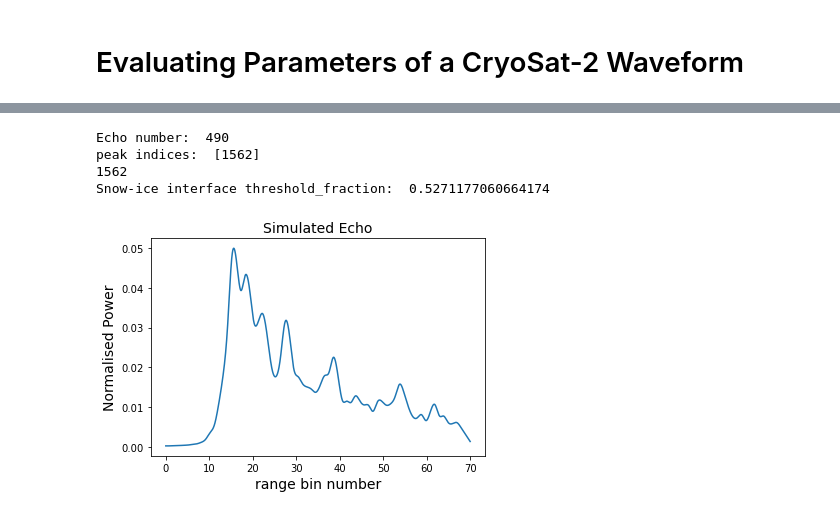
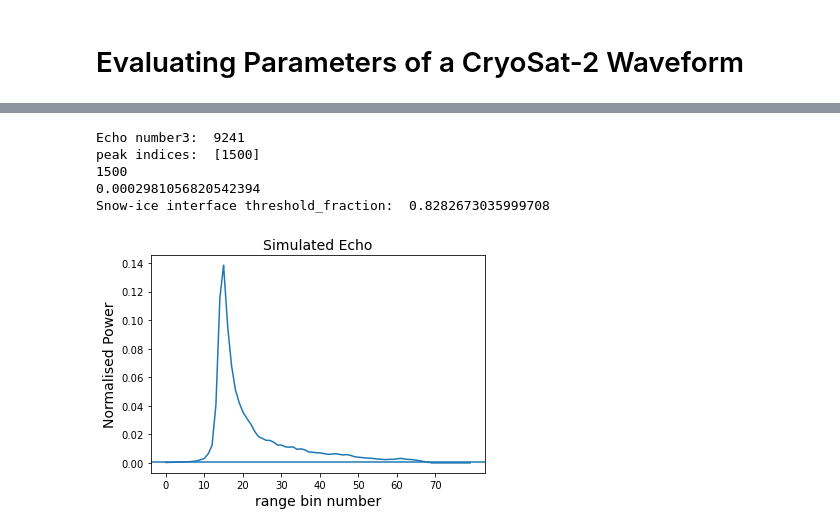
Before and after one commit to ClaudeDRT/MSci-Project, a Jupyter notebook: Simulated_Echo_SVC-NL.ipynb, the cells around one changed output, grey strips where cells are left out. Cells and saved outputs as stored; diff of their text form; code cells hidden in the pictures.

```diff
--- a/Simulated_Echo_SVC-NL.ipynb
+++ b/Simulated_Echo_SVC-NL.ipynb
@@ -56,8 +56,8 @@ fasttimes_3 = NLP3['t']
 # %%
 interpolation_factor = 100
 gaussian = [(1/(5*np.sqrt(2*np.pi)))*np.exp(-((x - 35)**2)/(2*5**2)) for x in range(100)]
-gauss_xnew = np.linspace(0, len(gaussian)-1, num=(len(gaussian)*interpolation_factor), endpoint=True)
-gauss_interpolator = interp1d((range(len(gaussian))), gaussian, kind='cubic')
+gauss_xnew = np.linspace(0, len(gaussian)-1, num=(len(gaussian)*interpolation_factor-(interpolation_factor-1)), endpoint=True)
+gauss_interpolator = interp1d((range(len(gaussian))), gaussian, kind='linear')
 gauss_interpolation = gauss_interpolator(gauss_xnew)
 gauss_interp_peak_index = np.argmax(gauss_interpolation) #the peak index of the interpolated gaussian
 gauss_interp_left_base = scipy.signal.peak_prominences(gauss_interpolation, [gauss_interp_peak_index], wlen=300*interpolation_factor)[1][0] #index of the left hand side base of the peak
@@ -247,7 +247,7 @@ SVC(gamma='auto')
 # %% [markdown]
 # Evaluating Parameters of a CryoSat-2 Waveform
 # %%
-waveform_number = 1000 #pick between 0 and 8539
+waveform_number = 3000 #pick between 0 and 8539
 
 #initialising arrays for the different parts of the CryoSat-2 waveform file
 source_packet_ID = []
@@ -272,9 +272,11 @@ print("There are",len(waveform_data[waveform_number]), "points in this waveform.
 waveform_data_area = simps(waveform_data[waveform_number], dx=1)
 #normalising waveform data:
 norm_waveform_data = [x/waveform_data_area for x in waveform_data[waveform_number]]
-obs_xnew = np.linspace(0, len(norm_waveform_data)-1, num=(len(norm_waveform_data)*interpolation_factor), endpoint=True)
-obs_interpolator = interp1d((range(len(norm_waveform_data))), norm_waveform_data, kind='cubic')
-obs_interpolation = obs_interpolator(obs_xnew)
+obs_xnew = np.linspace(0, len(norm_waveform_data)-1, num=(len(norm_waveform_data)*interpolation_factor-(interpolation_factor-1)), endpoint=True)
+obs_interpolator = interp1d((range(len(norm_waveform_data))), norm_waveform_data, kind='linear')
+#zero padding the end of the interpolated observed echo so that scipy understands that
+#the base of the echo peak is the initial noise floor:
+obs_interpolation = np.append(obs_interpolator(obs_xnew),np.zeros(1000))
 print("len(obs_interpolation)", len(obs_interpolation))
 obs_interp_peak_index = np.argmax(obs_interpolation)
 print("obs_interp_peak_index", obs_interp_peak_index)
@@ -328,14 +330,17 @@ for i in range(len(sim_echoes[:][:][:][:])): #snow depth{s} (h_s)
                     simulated_echo_area = simps(simulated_echo, dx = 1)
                     norm_sim_echo = [x/simulated_echo_area for x in simulated_echo]
 
-                    sim_xnew = np.linspace(0, len(norm_sim_echo)-1, num=(len(norm_sim_echo)*interpolation_factor), endpoint=True)
-                    sim_interpolator = interp1d((range(len(norm_sim_echo))), norm_sim_echo, kind='cubic')
-                    sim_interpolation = sim_interpolator(sim_xnew)
+                    sim_xnew = np.linspace(0, len(norm_sim_echo)-1, num=(len(norm_sim_echo)*interpolation_factor-(interpolation_factor-1)), endpoint=True)
+                    sim_interpolator = interp1d((range(len(norm_sim_echo))), norm_sim_echo, kind='linear')
+                    #zero padding the end of the interpolated simulated echo so that scipy understands that
+                    #the base of the echo peak is the initial noise floor:
+                    sim_interpolation = np.append(sim_interpolator(sim_xnew), np.zeros(1000))
                     plt.title("Simulated Echo", fontsize = 14)
                     plt.ylabel("Normalised Power", fontsize = 14)
                     plt.xticks([0,1000,2000,3000,4000,5000,6000,7000], [0,10,20,30,40,50,60,70])
                     plt.xlabel("range bin number", fontsize =14)
                     plt.plot(sim_interpolation)
+                    print(np.shape(sim_interpolation[0]))
                     #mean snow-ice interface range bin index accounting for oversampling factor and interpolation factor:
                     mean_snow_ice_interface_surface_index = list(fasttimes_1[0]).index(0)/2*interpolation_factor
 
@@ -349,8 +354,9 @@ for i in range(len(sim_echoes[:][:][:][:])): #snow depth{s} (h_s)
                     peak_threshold = sim_interpolation[int(mean_snow_ice_interface_surface_index)]
 
                     mean_snow_ice_interface_threshold_fraction = 1 - (np.max(sim_interpolation) - peak_threshold)/max_peak_depth
+
                     print("Snow-ice interface threshold_fraction: ",mean_snow_ice_interface_threshold_fraction)
-
+                    plt.axhline(y=np.max(sim_interpolation)-max_peak_depth)
                 counter+=1
 
 
@@ -369,9 +375,11 @@ for i in range(len(sim_echoes_2[:][:][:][:])): #snow depth{s} (h_s)
                     simulated_echo_area = simps(simulated_echo, dx = 1)
                     norm_sim_echo = [x/simulated_echo_area for x in simulated_echo]
 
-                    sim_xnew = np.linspace(0, len(norm_sim_echo)-1, num=(len(norm_sim_echo)*interpolation_factor), endpoint=True)
-                    sim_interpolator = interp1d((range(len(norm_sim_echo))), norm_sim_echo, kind='cubic')
-                    sim_interpolation = sim_interpolator(sim_xnew)
+                    sim_xnew = np.linspace(0, len(norm_sim_echo)-1, num=(len(norm_sim_echo)*interpolation_factor-(interpolation_factor-1)), endpoint=True)
+                    sim_interpolator = interp1d((range(len(norm_sim_echo))), norm_sim_echo, kind='linear')
+                    #zero padding the end of the interpolated simulated echo so that scipy understands that
+                    #the base of the echo peak is the initial noise floor:
+                    sim_interpolation = np.append(sim_interpolator(sim_xnew), np.zeros(1000))
                     plt.title("Simulated Echo", fontsize = 14)
                     plt.ylabel("Normalised Power", fontsize = 14)
                     plt.xticks([0,1000,2000,3000,4000,5000,6000,7000], [0,10,20,30,40,50,60,70])
@@ -387,11 +395,13 @@ for i in range(len(sim_echoes_2[:][:][:][:])): #snow depth{s} (h_s)
                     print(np.argmax(sim_interpolation))
                     #finding the peak-to-trough depth of the largest (major) peak in the echo:
                     max_peak_depth = signal.peak_prominences(sim_interpolation,peak_indices)[0][list(peak_indices).index(major_peak_index)]
+                    print(np.max(sim_interpolation)-max_peak_depth)
+                    plt.axhline(y=np.max(sim_interpolation)-max_peak_depth)
                     peak_threshold = sim_interpolation[int(mean_snow_ice_interface_surface_index)]
-
+                    print(np.max(sim_interpolation)-max_peak_depth)
                     mean_snow_ice_interface_threshold_fraction = 1 - (np.max(sim_interpolation) - peak_threshold)/max_peak_depth
                     print("Snow-ice interface threshold_fraction: ",mean_snow_ice_interface_threshold_fraction)
-
+                    plt.axhline(y=np.max(sim_interpolation)-max_peak_depth)
                 counter+=1
 
 for i in range(len(sim_echoes_3[:][:][:][:])): #snow depth{s} (h_s)
@@ -401,43 +411,47 @@ for i in range(len(sim_echoes_3[:][:][:][:])): #snow depth{s} (h_s)
                 sim_echo_params = [sim_params_3[i][j][k][l][0][n] for n in range(len(sim_params_3[i][j][k][l][0]))]
                 #print(i,j,k,sim_echo_params,prediction)
                 if str(sim_echo_params) == prediction:
                     print("Echo number3: ",counter)
                     simulated_echo_number = counter
                     simulated_echo = [sim_echoes_3[i][j][k][l][m][0] for m in range(len(sim_echoes_3[i][j][k][l])) if m%2==0 ]
                     sim_echo_params = [sim_params_3[i][j][k][l][0][n] for n in range(len(sim_params_3[i][j][k][l][0]))]
                     simulated_echo_area = simps(simulated_echo, dx = 1)
                     norm_sim_echo = [x/simulated_echo_area for x in simulated_echo]
 
-                    sim_xnew = np.linspace(0, len(norm_sim_echo)-1, num=(len(norm_sim_echo)*interpolation_factor), endpoint=True)
-                    sim_interpolator = interp1d((range(len(norm_sim_echo))), norm_sim_echo, kind='cubic')
-                    sim_interpolation = sim_interpolator(sim_xnew)
+                    sim_xnew = np.linspace(0, len(norm_sim_echo)-1, num=(len(norm_sim_echo)*interpolation_factor-(interpolation_factor-1)), endpoint=True)
+                    sim_interpolator = interp1d((range(len(norm_sim_echo))), norm_sim_echo, kind='linear')
+                    #zero padding the end of the interpolated simulated echo so that scipy understands that
+                    #the base of the echo peak is the initial noise floor:
+                    sim_interpolation = np.append(sim_interpolator(sim_xnew), np.zeros(1000))
                     plt.title("Simulated Echo", fontsize = 14)
                     plt.ylabel("Normalised Power", fontsize = 14)
                     plt.xticks([0,1000,2000,3000,4000,5000,6000,7000], [0,10,20,30,40,50,60,70])
                     plt.xlabel("range bin number", fontsize =14)
                     plt.plot(sim_interpolation)
                     #mean snow-ice interface range bin index accounting for oversampling factor and interpolation factor:
                     mean_snow_ice_interface_surface_index = list(fasttimes_3[0]).index(0)/2*interpolation_factor
 
                     major_peak_index = np.argmax(sim_interpolation) #finding the index of the largest peak in the echo
-#                     print("sim_interp_peak_index",major_peak_index)
+
                     peak_indices = signal.find_peaks(sim_interpolation, width = 150, height = 0.04)[0] #finding all the indices of all the peaks in the echo
                     print("peak indices: ",peak_indices)
                     print(np.argmax(sim_interpolation))
                     #finding the peak-to-trough depth of the largest (major) peak in the echo:
                     max_peak_depth = signal.peak_prominences(sim_interpolation,peak_indices)[0][list(peak_indices).index(major_peak_index)]
+                    print(np.max(sim_interpolation)-max_peak_depth)
                     peak_threshold = sim_interpolation[int(mean_snow_ice_interface_surface_index)]
-
+                    plt.axhline(y=np.max(sim_interpolation)-max_peak_depth)
                     mean_snow_ice_interface_threshold_fraction = 1 - (np.max(sim_interpolation) - peak_threshold)/max_peak_depth
                     print("Snow-ice interface threshold_fraction: ",mean_snow_ice_interface_threshold_fraction)
 
                 counter+=1
 # %% [output]
-Echo number:  490
-peak indices:  [1562]
-1562
-Snow-ice interface threshold_fraction:  0.5271177060664174
+Echo number3:  9241
+peak indices:  [1500]
+1500
+0.0002981056820542394
+Snow-ice interface threshold_fraction:  0.8282673035999708
-[figure, old version]
+[figure, new version]
 # %%
 """Plotting the Cryosat-2 echo and corresponding simulated echo"""
 plt.title('Aligning CryoSat-2 echoes with Simulated Echoes', fontsize = 15)
```
Also changed, not shown: parts of 8 cells of this notebook, 1 other file.
